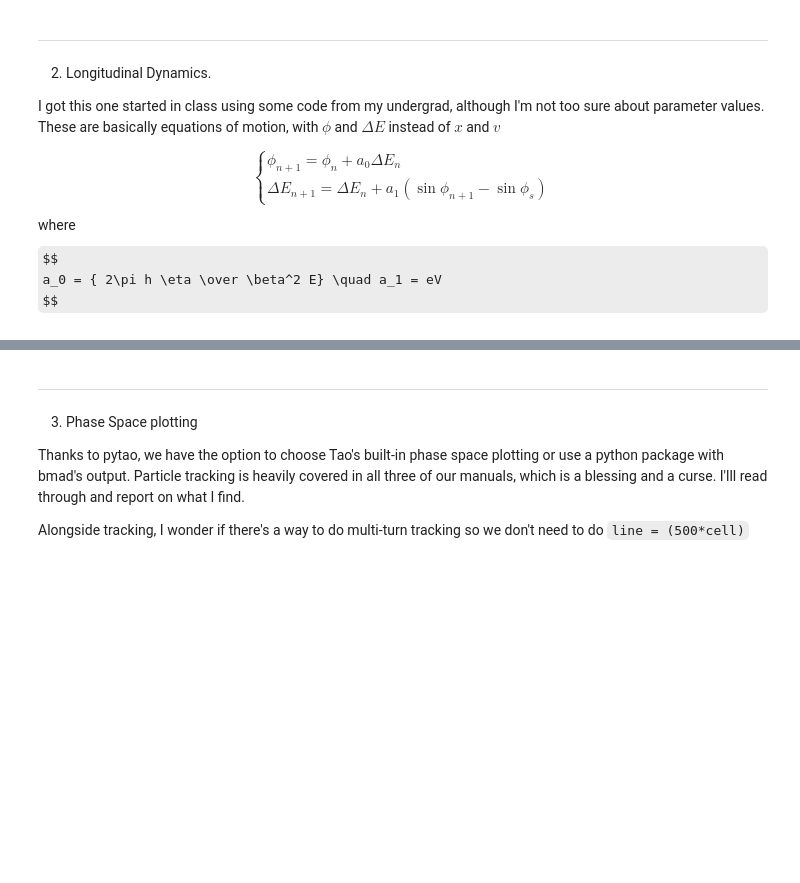
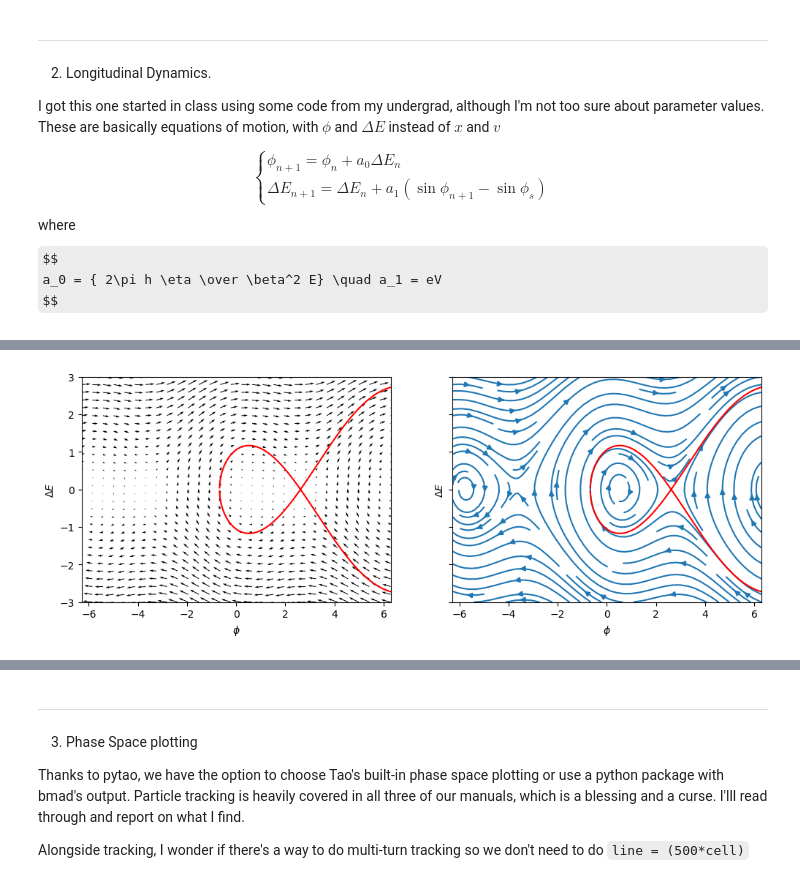
Before and after one commit to andrew-koren/learn-bmad, a Jupyter notebook: project_3/project_3.ipynb, the cells around one changed output, grey strips where cells are left out. Saved outputs shown, nothing was run; the diff lists cells and outputs as text; code cells hidden in the pictures; some formulas as TeX source; blank space fills up the shorter version.

```diff
--- a/project_3/project_3.ipynb
+++ b/project_3/project_3.ipynb
@@ -285,0 +308,42 @@ $$
+# %%
+from numpy import sin, cos, pi, sqrt
+
+def get_c0(params, n=0):
+    a0, a1, phi_s = params
+    phi_unstable = pi-phi_s+2*pi*n
+    return 2*a1/a0*(cos(phi_unstable) + phi_unstable*sin(phi_s))
+
+def get_trajectories(params, c0 = None, n=0): # haven't checked what happens with no valid regions
+    a0, a1, phi_s = params
+    if c0 is None:
+        c0 = get_c0(params, n=n)
+
+    phi_traj = np.linspace(-2*pi, 2*pi, 10000)
+
+    inside = c0-2*a1/a0*(cos(phi_traj)+phi_traj*sin(phi_s))
+    valid = np.where(inside > 0)[0] # indicies of positive vals
+    split_at = np.where(np.diff(valid) > 1)[0] + 1 # index discontinuities
+    postive_regions = np.split(valid, split_at)
+
+    valid_phi = [phi_traj[region] for region in postive_regions]
+    valid_ΔE  = [sqrt(inside[region]) for region in postive_regions]
+
+    return valid_phi, valid_ΔE
+
+def plot_traj(params, ax, c0=None, n=0, color='red'):
+    valid_phi, valid_ΔE = get_trajectories(params, c0, n)
+    for phi_curve, ΔE_curve in zip(valid_phi, valid_ΔE):
+        ax.plot(phi_curve, ΔE_curve, color = color)
+        ax.plot(phi_curve,-ΔE_curve, color = color)
+
+fig, axs = plt.subplots(1, 2, sharex=True, sharey=True)
+fig.set_figheight(4)
+fig.set_figwidth(12)
+
+dPhase, dΔE = get_points(phase, ΔE, accelerator_EOM, params)
+make_phase_space(phase, ΔE, dPhase, dΔE, axs=axs)
+
+plot_traj(params, ax=axs[0])
+plot_traj(params, ax=axs[1])
+# %% [output]
+[figure, added]
```
Also changed, not shown: parts of 7 cells of this notebook, 1 other file.
